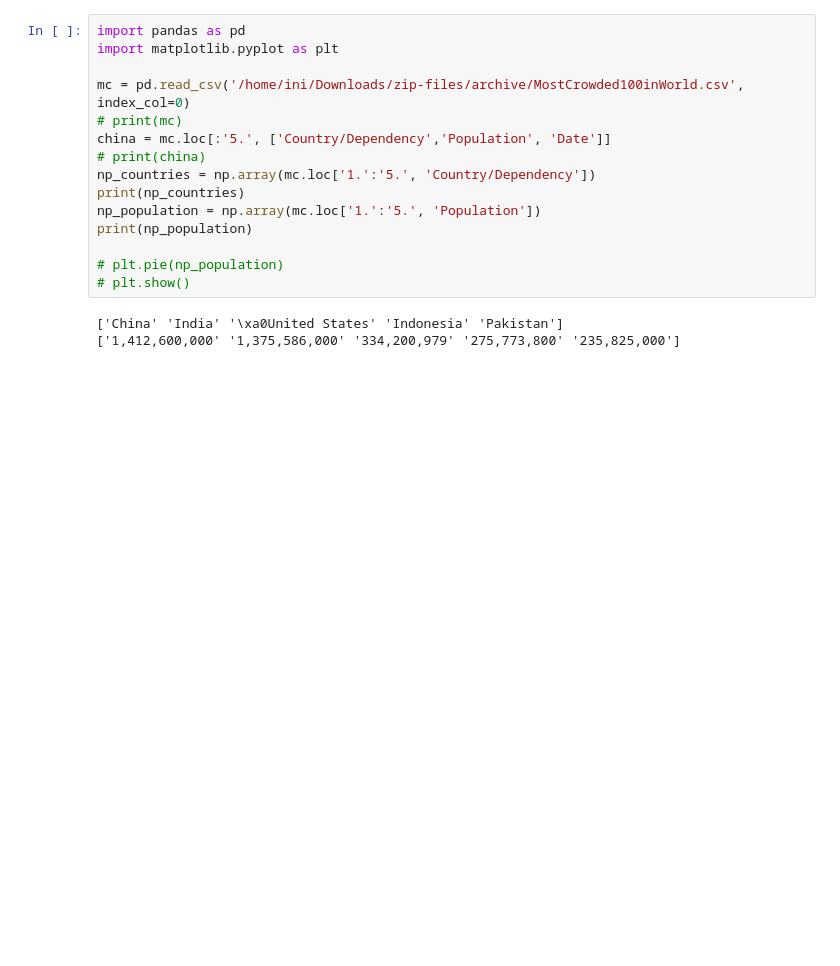
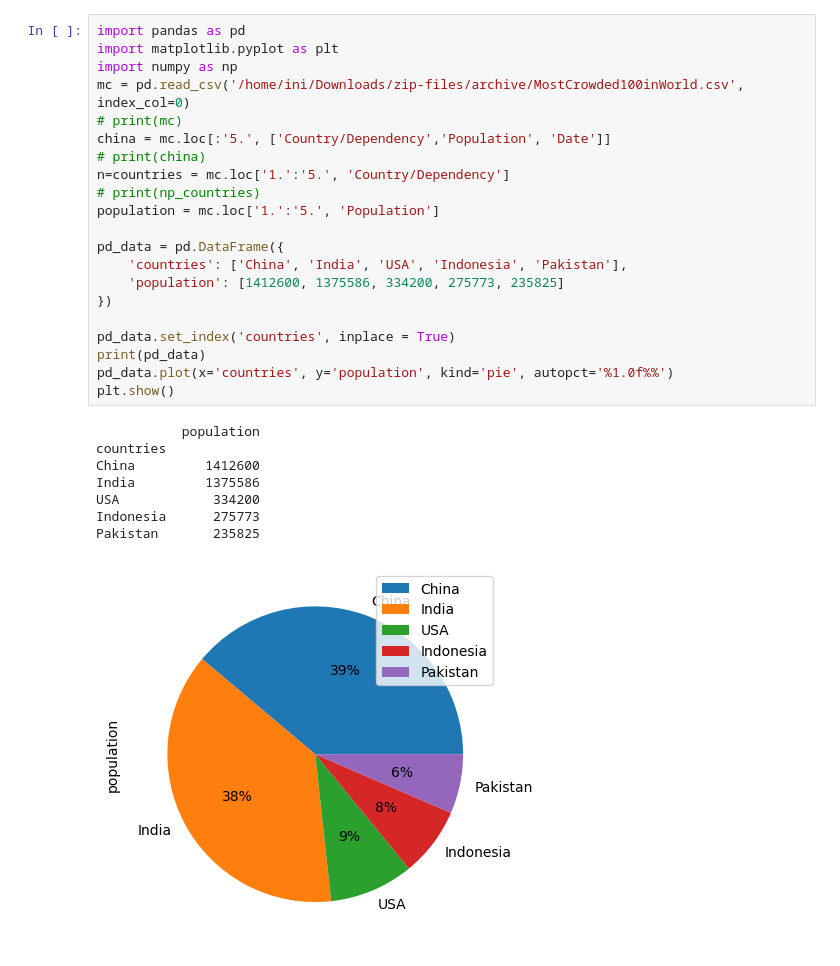
Before and after one commit to ginjardev/data_science_projects, a Jupyter notebook: test.ipynb, the cells around one changed output. Drawn from its saved outputs; the diff is of its cells as text; blank space fills up the shorter version.

```diff
--- a/test.ipynb
+++ b/test.ipynb
@@ -21,18 +17,30 @@ plt.clf()
 # %%
 import pandas as pd
 import matplotlib.pyplot as plt
-
+import numpy as np
 mc = pd.read_csv('/home/ini/Downloads/zip-files/archive/MostCrowded100inWorld.csv', index_col=0)
 # print(mc)
 china = mc.loc[:'5.', ['Country/Dependency','Population', 'Date']]
 # print(china)
-np_countries = np.array(mc.loc['1.':'5.', 'Country/Dependency'])
-print(np_countries)
-np_population = np.array(mc.loc['1.':'5.', 'Population'])
-print(np_population)
+n=countries = mc.loc['1.':'5.', 'Country/Dependency']
+# print(np_countries)
+population = mc.loc['1.':'5.', 'Population']
 
-# plt.pie(np_population)
-# plt.show()
+pd_data = pd.DataFrame({
+    'countries': ['China', 'India', 'USA', 'Indonesia', 'Pakistan'],
+    'population': [1412600, 1375586, 334200, 275773, 235825]
+})
+
+pd_data.set_index('countries', inplace = True)
+print(pd_data)
+pd_data.plot(x='countries', y='population', kind='pie', autopct='%1.0f%%')
+plt.show()
 # %% [output]
-['China' 'India' '\xa0United States' 'Indonesia' 'Pakistan']
-['1,412,600,000' '1,375,586,000' '334,200,979' '275,773,800' '235,825,000']
+           population
+countries
+China         1412600
+India         1375586
+USA            334200
+Indonesia      275773
+Pakistan       235825
+[figure, added]
```
Also changed, not shown: parts of 2 cells of this notebook.
